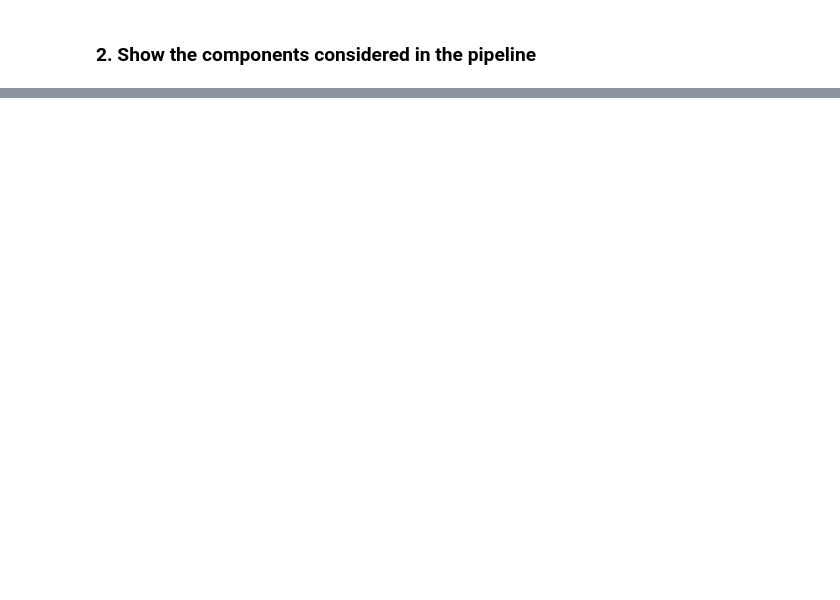
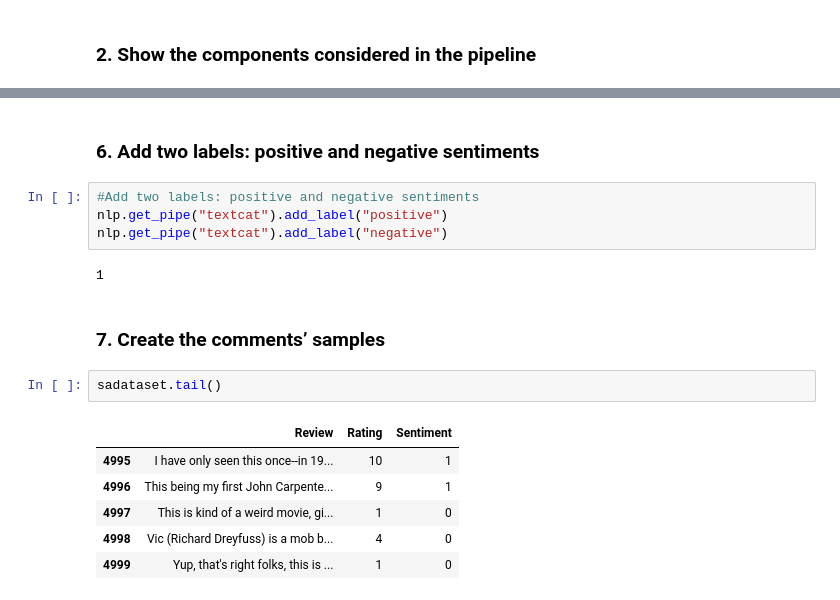
Before and after one commit to Neilus03/NLP-2024, a Jupyter notebook: LAB5_LSTM_for_sentiment_analysis.ipynb, the cells around one changed output, grey strips where cells are left out. Cells and saved outputs as stored; diff of their text form; blank space fills up the shorter version.

```diff
--- a/LAB5_LSTM_for_sentiment_analysis.ipynb
+++ b/LAB5_LSTM_for_sentiment_analysis.ipynb
@@ -37,0 +109,19 @@ order to load all the package's dependencies. You can do this by selecting the
+# %% [markdown]
+### 6. Add two labels: positive and negative sentiments
+# %%
+#Add two labels: positive and negative sentiments
+nlp.get_pipe("textcat").add_label("positive")
+nlp.get_pipe("textcat").add_label("negative")
+# %% [output]
+1
+# %% [markdown]
+### 7. Create the comments’ samples
+# %%
+sadataset.tail()
+# %% [output]
+|  | Review | Rating | Sentiment |
+| 4995 | I have only seen this once--in 19... | 10 | 1 |
+| 4996 | This being my first John Carpente... | 9 | 1 |
+| 4997 | This is kind of a weird movie, gi... | 1 | 0 |
+| 4998 | Vic (Richard Dreyfuss) is a mob b... | 4 | 0 |
+| 4999 | Yup, that's right folks, this is ... | 1 | 0 |
```
Also changed, not shown: parts of 22 cells of this notebook, 2 other files.
